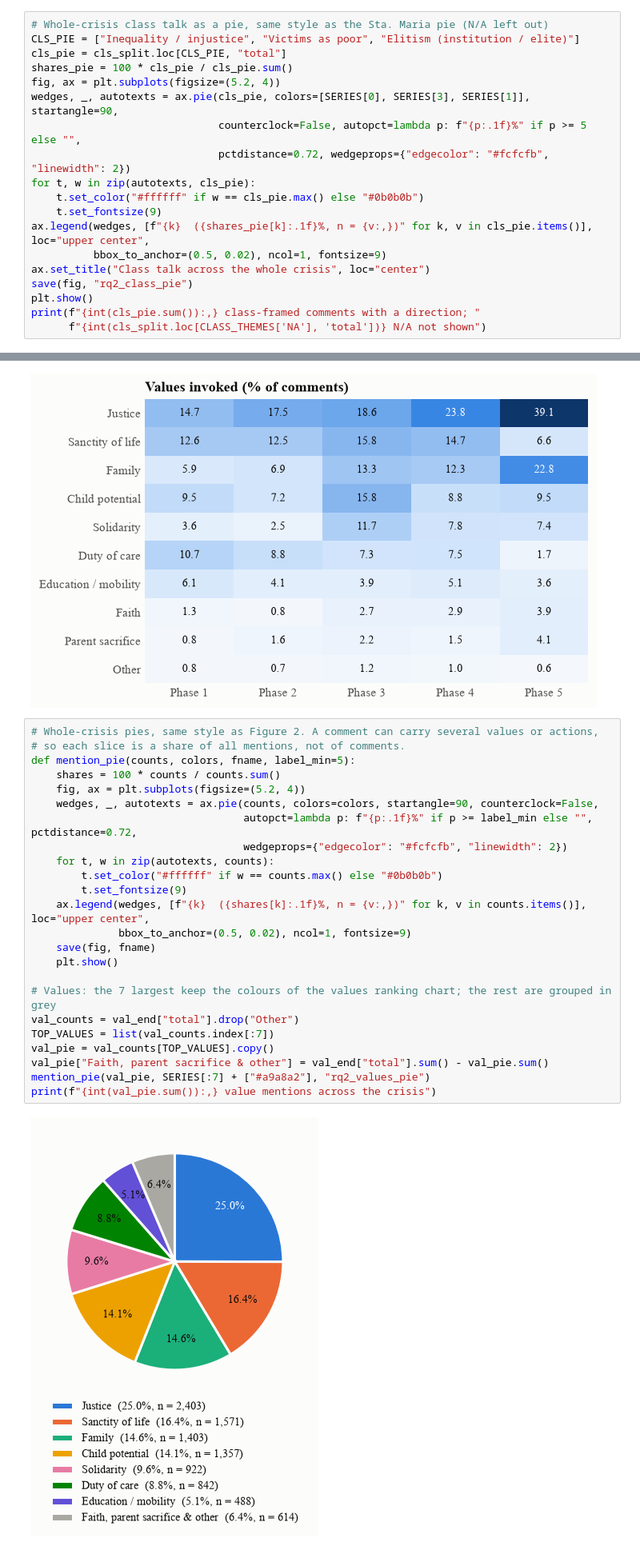
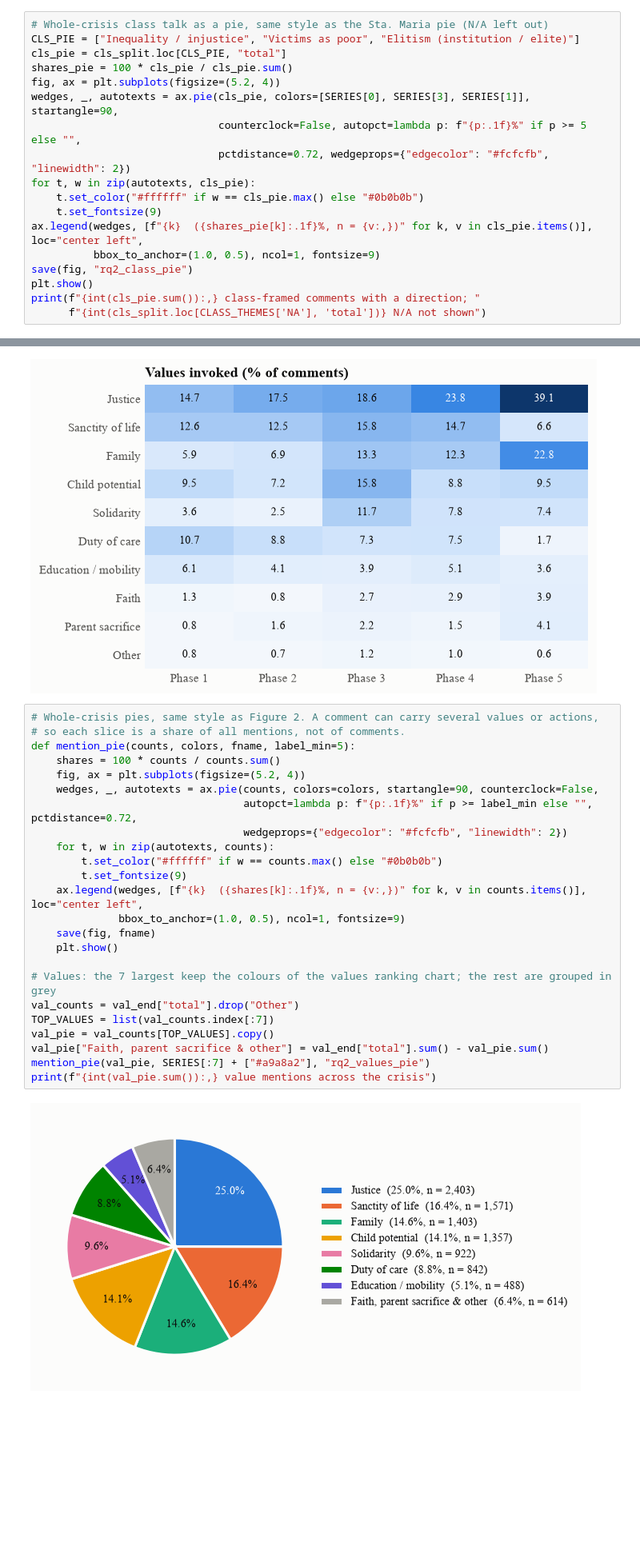
Before and after one commit to mbchavez27/crisis-management-analysis, a Jupyter notebook: 04-statistical-analysis/notebooks/03-findings.ipynb, the cells around one changed output, grey strips where cells are left out. Shown at 80% size. Saved outputs shown, nothing was run; the diff lists cells and outputs as text; blank space fills up the shorter version.

```diff
--- a/04-statistical-analysis/notebooks/03-findings.ipynb
+++ b/04-statistical-analysis/notebooks/03-findings.ipynb
@@ -807,9 +807,8 @@ wedges, _, autotexts = ax.pie(cls_pie, colors=[SERIES[0], SERIES[3], SERIES[1]],
 for t, w in zip(autotexts, cls_pie):
     t.set_color("#ffffff" if w == cls_pie.max() else "#0b0b0b")
     t.set_fontsize(9)
-ax.legend(wedges, [f"{k}  ({shares_pie[k]:.1f}%, n = {v:,})" for k, v in cls_pie.items()], loc="upper center",
-          bbox_to_anchor=(0.5, 0.02), ncol=1, fontsize=9)
-ax.set_title("Class talk across the whole crisis", loc="center")
+ax.legend(wedges, [f"{k}  ({shares_pie[k]:.1f}%, n = {v:,})" for k, v in cls_pie.items()], loc="center left",
+          bbox_to_anchor=(1.0, 0.5), ncol=1, fontsize=9)
 save(fig, "rq2_class_pie")
 plt.show()
 print(f"{int(cls_pie.sum()):,} class-framed comments with a direction; "
@@ -879,29 +878,29 @@ heatmap(val_end[PHASE_LABELS], "Values invoked (% of comments)", "rq2_heatmap_va
 # %%
 # Whole-crisis pies, same style as Figure 2. A comment can carry several values or actions,
 # so each slice is a share of all mentions, not of comments.
 def mention_pie(counts, colors, fname, label_min=5):
     shares = 100 * counts / counts.sum()
     fig, ax = plt.subplots(figsize=(5.2, 4))
     wedges, _, autotexts = ax.pie(counts, colors=colors, startangle=90, counterclock=False,
                                   autopct=lambda p: f"{p:.1f}%" if p >= label_min else "", pctdistance=0.72,
                                   wedgeprops={"edgecolor": "#fcfcfb", "linewidth": 2})
     for t, w in zip(autotexts, counts):
         t.set_color("#ffffff" if w == counts.max() else "#0b0b0b")
         t.set_fontsize(9)
-    ax.legend(wedges, [f"{k}  ({shares[k]:.1f}%, n = {v:,})" for k, v in counts.items()], loc="upper center",
-              bbox_to_anchor=(0.5, 0.02), ncol=1, fontsize=9)
+    ax.legend(wedges, [f"{k}  ({shares[k]:.1f}%, n = {v:,})" for k, v in counts.items()], loc="center left",
+              bbox_to_anchor=(1.0, 0.5), ncol=1, fontsize=9)
     save(fig, fname)
     plt.show()
 
 # Values: the 7 largest keep the colours of the values ranking chart; the rest are grouped in grey
 val_counts = val_end["total"].drop("Other")
 TOP_VALUES = list(val_counts.index[:7])
 val_pie = val_counts[TOP_VALUES].copy()
 val_pie["Faith, parent sacrifice & other"] = val_end["total"].sum() - val_pie.sum()
 mention_pie(val_pie, SERIES[:7] + ["#a9a8a2"], "rq2_values_pie")
 print(f"{int(val_pie.sum()):,} value mentions across the crisis")
 # %% [output]
-[figure, old version]
+[figure, new version]
 9,600 value mentions across the crisis
 # %% [markdown]
 ### 2e. Actions demanded
```
Also changed, not shown: parts of 3 cells of this notebook, 4 other files.
